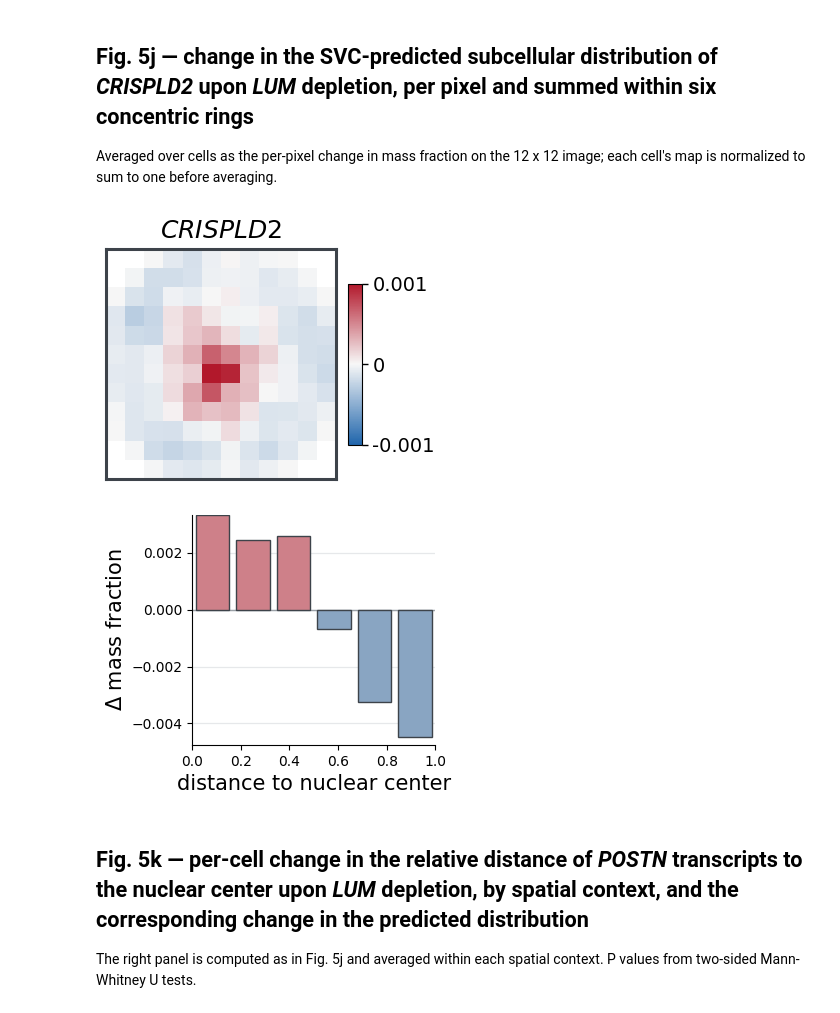
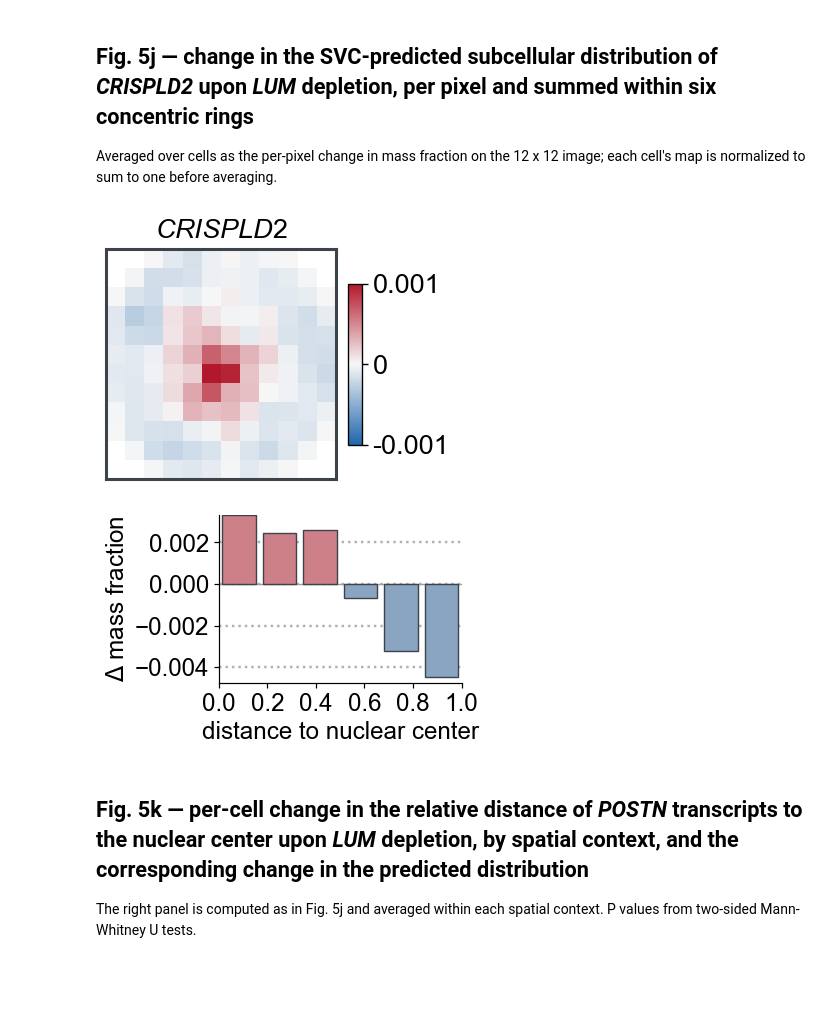
Before and after one commit to aster-ww/SVC-reproducibility, a Jupyter notebook: fig5/fig5_reproducibility.ipynb, the cells around one changed output. Saved outputs shown, nothing was run; the diff lists cells and outputs as text; code cells hidden in the pictures; blank space fills up the shorter version.

```diff
--- a/fig5/fig5_reproducibility.ipynb
+++ b/fig5/fig5_reproducibility.ipynb
@@ -96,7 +136,7 @@ with warnings.catch_warnings():
     import scanpy as sc
 
 MARKERS = ['FASN', 'CEACAM6', 'MYLK', 'LUM', 'CD8A']
-XTICKS = [0, 1, 2, 3, 4, 5, 6, 7, 8, 9, 10, 12, 14, 16]
+XTICKS = list(range(0, 17, 4))
 
 expression = []
 for rep, section_labels in [('rep1', labels_rep1), ('rep2', labels_rep2)]:
@@ -111,6 +151,7 @@ mean_log1p = np.array([[np.log1p(expression[labels == d, j]).mean() for d in ran
                        for j in range(len(MARKERS))])
 
 palette = [plt.get_cmap('Dark2_r')(i) for i in range(len(MARKERS))]
+print_scale = 0.2378656111127342
 fig, ax = plt.subplots(1, len(MARKERS), figsize=(25, 2.7),
                        gridspec_kw={'wspace': 0.2, 'hspace': 0.4})
 x = np.arange(K_DOMAIN)
@@ -124,10 +165,13 @@ for k, (gene, color, a) in enumerate(zip(MARKERS, palette, ax)):
     a.scatter(x[peak], height[peak], color=color, s=200, marker='^')
     a.set_xticks(XTICKS); a.set_xticklabels(XTICKS, fontsize=18)
     ticks = np.round([t for t in a.get_yticks() if t >= 0], 1)
+    a.set_ylim(top=max(ticks)); ticks = ticks[::2]
     a.set_yticks(ticks); a.set_yticklabels(ticks, fontsize=18)
     a.set_title(gene, fontsize=23, fontstyle='italic')
     a.spines['top'].set_visible(False); a.spines['right'].set_visible(False)
     a.spines['left'].set_linewidth(2); a.spines['bottom'].set_linewidth(2)
 
+print_style(fig, print_scale)
+# fig.savefig('fig5c.pdf', bbox_inches='tight')
 plt.show()
 # %% [output]
@@ -626,7 +709,7 @@ STYLE = {'none': dict(c=C_NONE, s=46, lw=0.8, a=0.8, marker='o', zorder=2),
          'loc': dict(c=C_LOC, s=150, lw=1.8, a=1.0, marker='o', zorder=3),
          'both': dict(c=C_BOTH, s=150, lw=2.0, a=1.0, marker='D', zorder=4)}
 FDR = 0.05
-CH, LH, RAD = 0.0138, 0.042, 0.024
+CH, LH, RAD = 0.0285, 0.0565, 0.026
 CAND = [(1, 0, 'left', 'center'), (-1, 0, 'right', 'center'),
         (0, 1, 'center', 'bottom'), (0, -1, 'center', 'top'),
         (1, 1, 'left', 'bottom'), (-1, 1, 'right', 'bottom'),
@@ -651,6 +734,7 @@ t = pd.read_csv(HERE / 'precomputed/lum_depletion_effects.csv')
 sig_c, sig_s = t.q_cell < FDR, t.q_sub < FDR
 t['cls'] = np.where(sig_c & sig_s, 'both', np.where(sig_s, 'loc', np.where(sig_c, 'expr', 'none')))
 
+print_scale = 0.2615691375620867
 fig, ax = plt.subplots(figsize=(7.5, 6.0))
 fig.patch.set_facecolor('white')
 ax.axhline(0, color='#e3e6e8', lw=1.0, zorder=1)
@@ -670,7 +754,7 @@ fx = lambda v: (v - x0) / (x1 - x0)
 fy = lambda v: (v - y0) / (y1 - y0)
 points = [(fx(a), fy(b)) for a, b in zip(t.cell_effect, t.sub_effect)]
 
-placed = []
+placed = [(0.527, 0.02, 0.468, 0.377)]
 for _, r in t[t.cls != 'none'].iterrows():
     px, py = fx(r.cell_effect), fy(r.sub_effect)
     w, h = len(r.gene) * CH, LH
@@ -682,7 +766,7 @@ for _, r in t[t.cls != 'none'].iterrows():
             continue
         if any(hit(b, o) for o in placed):
             continue
-        if any(b[0] - 0.004 < qx < b[0] + b[2] + 0.004 and b[1] - 0.004 < qy < b[1] + b[3] + 0.004
+        if any(b[0] - 0.012 < qx < b[0] + b[2] + 0.012 and b[1] - 0.012 < qy < b[1] + b[3] + 0.012
                for qx, qy in points):
             continue
         best = (cx, cy, ha, va, b)
@@ -718,5 +802,7 @@ ax.legend(handles=[
 
 ax.set_title('Predicted perturbation effect', fontsize=20, pad=12, color='black')
 fig.tight_layout()
+print_style(fig, print_scale)
+# fig.savefig('fig5i.pdf', bbox_inches='tight')
 plt.show()
 # %% [output]
@@ -754,6 +840,7 @@ rect = lambda fw, fh, x, y, w, h: [x / fw, y / fh, w / fw, h / fh]
 FW1, FH1 = 3.6, 2.95
 X_MAP, Y1, GAP_CB, W_CB = 0.10, 0.10, 0.12, 0.14
 
+print_scale = 0.2575197370349117
 fig = plt.figure(figsize=(FW1, FH1))
 fig.patch.set_facecolor('white')
 ax = fig.add_axes(rect(FW1, FH1, X_MAP, Y1, PH, PH))
@@ -767,40 +854,47 @@ cax = fig.add_axes(rect(FW1, FH1, X_MAP + PH + GAP_CB, Y1 + PH * 0.15, W_CB, PH
 cb = fig.colorbar(im, cax=cax, ticks=[-CAP, 0, CAP])
 cb.ax.set_yticklabels([f'{-CAP:g}', '0', f'{CAP:g}'])
 cb.ax.tick_params(labelsize=14, length=4, width=1.0, colors='black')
+print_style(fig, print_scale)
+# fig.savefig('fig5j_left.pdf', bbox_inches='tight')
 plt.show()
 
 centers, ring_delta = [], []
 for lo, hi in zip(EDGES[:-1], EDGES[1:]):
     m = foreground & (radius >= lo) & (radius < hi + (1e-9 if hi == 1 else 0))
     centers.append((lo + hi) / 2)
     ring_delta.append(delta[m].sum())
 centers, ring_delta = np.array(centers), np.array(ring_delta)
 
 FW2, FH2 = 3.6, 2.95
 X_BAR, Y2 = 1.05, 0.62
 
+print_scale = 0.28740157480314965
 fig = plt.figure(figsize=(FW2, FH2))
 fig.patch.set_facecolor('white')
 ax = fig.add_axes(rect(FW2, FH2, X_BAR, Y2, FW2 - X_BAR - 0.12, PH))
 ax.axhline(0, color='#9aa0a6', lw=1.0, zorder=1)
 ax.bar(centers, ring_delta, width=(EDGES[1] - EDGES[0]) * 0.82, zorder=2,
        color=['#ce8089' if v > 0 else '#89a5c2' for v in ring_delta],
        edgecolor='#3d434a', linewidth=1.0)
 ax.set_xlabel('distance to nuclear center', fontsize=15, color='black')
 ax.set_ylabel('$\\Delta$ mass fraction', fontsize=15, color='black')
 ax.set_xlim(0, 1)
 ax.set_ylim(ring_delta.min() * 1.06, ring_delta.max())
 ax.tick_params(labelsize=10, colors='black')
-ax.grid(axis='y', color='#e6e8ea', lw=0.9)
+ax.grid(axis='y', color='#b0b0b0', linestyle=':', linewidth=0.504 / print_scale)
 ax.set_axisbelow(True)
 for side in ('top', 'right'):
     ax.spines[side].set_visible(False)
 for side in ('left', 'bottom'):
     ax.spines[side].set_color('black')
+ax.set_xticks([0, 0.2, 0.4, 0.6, 0.8, 1]); ax.set_yticks([-0.004, -0.002, 0, 0.002])
+fig.set_size_inches(3.597774419577031, 2.1550306993412183)
+print_style(fig, print_scale)
+# fig.savefig('fig5j_right.pdf', bbox_inches='tight')
 plt.show()
 # %% [output]
-[figure, old version]
+[figure, new version]
-[figure, old version]
+[figure, new version]
 # %% [markdown]
 ## Fig. 5k — per-cell change in the relative distance of *POSTN* transcripts to the nuclear center upon *LUM* depletion, by spatial context, and the corresponding change in the predicted distribution
 
```
Also changed, not shown: parts of 13 cells of this notebook.
